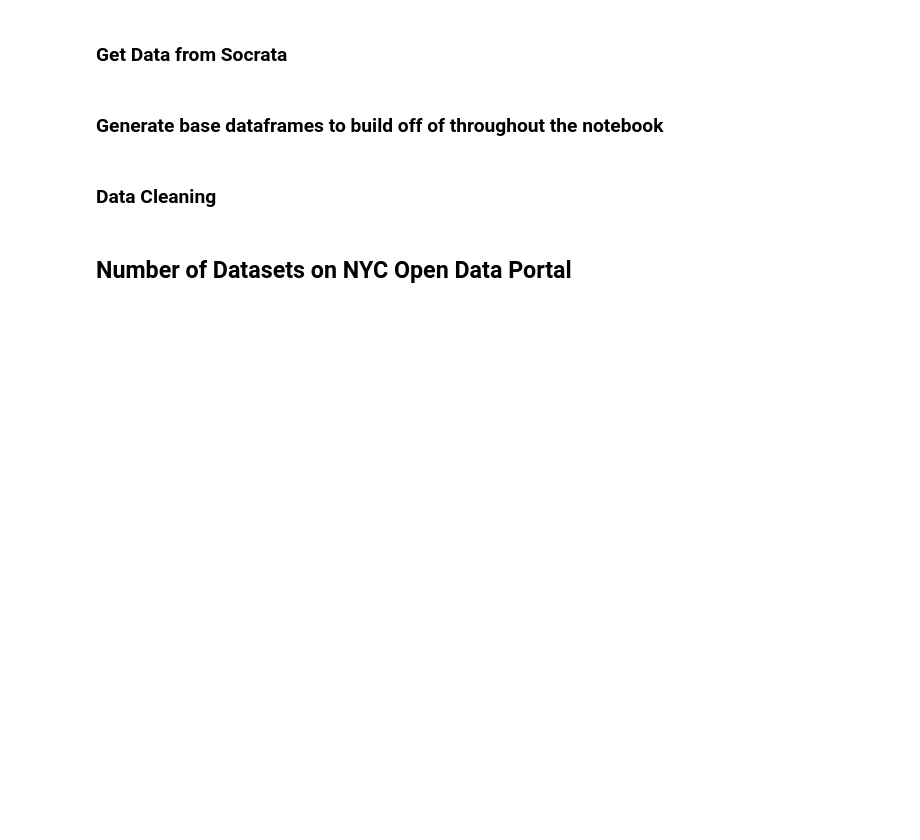
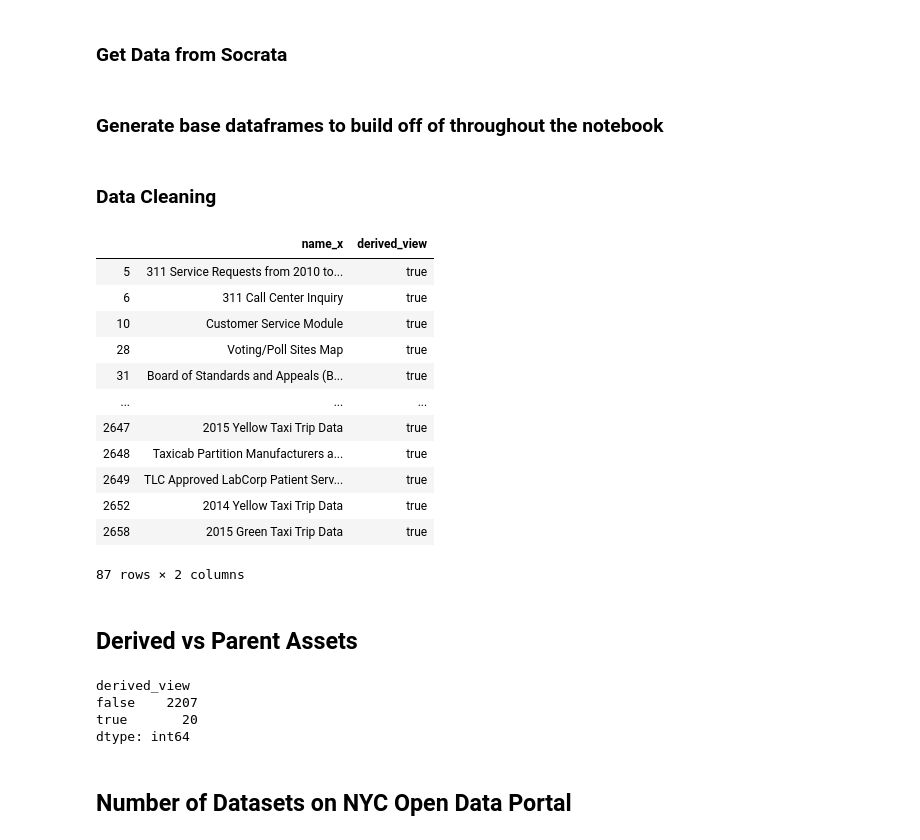
Before and after one commit to jamjensen/binder, a Jupyter notebook: Open_Data_By_The_Numbers.ipynb, the cells around one changed output. Saved outputs shown, nothing was run; the diff lists cells and outputs as text; code cells hidden in the pictures; blank space fills up the shorter version.

```diff
--- a/Open_Data_By_The_Numbers.ipynb
+++ b/Open_Data_By_The_Numbers.ipynb
@@ -56,18 +58,51 @@ the_plan = pd.DataFrame(auth_json_the_plan)
 # %%
 # Create merged_filter, the dataframe that has only assets defined as datasets
 filter_list = ['dataset','filter', 'gis map']
 ## Cleaning dates entered in the wrong format
 bad_index_list = list(public.query('date_made_public == "August 9, 2-019"').index)
 for val in bad_index_list:
     public.at[val, 'date_made_public'] = '8/9/2019'
 
 # need to merge in private so that we can get the asset type
-dupes = private[['u_id', 'agency', 'type','name', 'parent_uid']]
+dupes = private[['u_id', 'agency', 'type','name', 'parent_uid','derived_view']]
 
 public = utils.date_transformation(public, 'date_made_public')
 upUntilfy20 = utils.apply_date_mask(public, 'date_made_public', fy=False)
 merged_total = pd.merge(public, dupes, how='left', on='u_id')
 merged_filter = merged_total[merged_total.type.isin(filter_list)]
+
+
+# There are only 87 derived assets, so our total number of datasets would greatly increase
+merged_total[['name_x', 'derived_view']].query('derived_view == "true"')
+# %% [output]
+|  | name_x | derived_view |
+| 5 | 311 Service Requests from 2010 to... | true |
+| 6 | 311 Call Center Inquiry | true |
+| 10 | Customer Service Module | true |
+| 28 | Voting/Poll Sites Map | true |
+| 31 | Board of Standards and Appeals (B... | true |
+| ... | ... | ... |
+| 2647 | 2015 Yellow Taxi Trip Data | true |
+| 2648 | Taxicab Partition Manufacturers a... | true |
+| 2649 | TLC Approved LabCorp Patient Serv... | true |
+| 2652 | 2014 Yellow Taxi Trip Data | true |
+| 2658 | 2015 Green Taxi Trip Data | true |
+87 rows × 2 columns
+# %% [markdown]
+## Derived vs Parent Assets
+# %%
+# Dataset = derived_view is False and asset_type is either gis map, dataset, or filter
+
+
+not_derived = merged_total.query('derived_view == "false"')
+not_derived.shape
+not_derived[~not_derived.type.isin(filter_list)][['name_x','agency_x','type','u_id']]
+merged_filter.groupby('derived_view').size()
+# %% [output]
+derived_view
+false    2207
+true       20
+dtype: int64
 # %% [markdown]
 ## Number of Datasets on NYC Open Data Portal
 # %%
```
Also changed, not shown: parts of 21 cells of this notebook.
